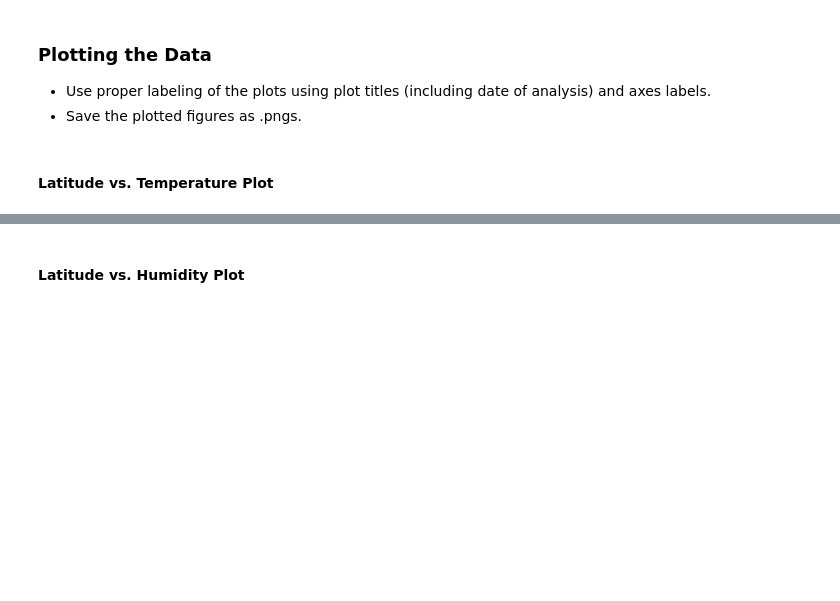
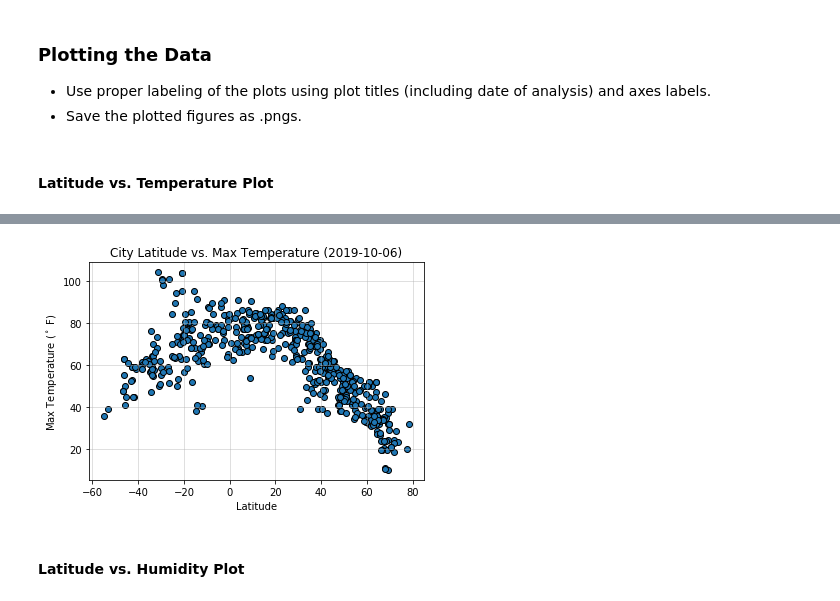
Before and after one commit to bryan-lopez/weather-pie, a Jupyter notebook: WeatherPy.ipynb, the cells around one changed output, grey strips where cells are left out. Drawn from its saved outputs; the diff is of its cells as text; code cells hidden in the pictures; blank space fills up the shorter version.

Commit message:
Generated Images; Saved to Images

```diff
--- a/WeatherPy.ipynb
+++ b/WeatherPy.ipynb
@@ -154,2 +151,17 @@ weather_df.to_csv('./cities_weather.csv', index=False)
+# %%
+imagepath = './Images/' # imagepath+title
+# %%
+lats = weather_df['Lat'].to_numpy()
+temps = weather_df['Max Temp'].to_numpy()
+plt.scatter(lats, temps, edgecolor='k')
+plt.grid(alpha=.5)
+plt.xlabel('Latitude')
+plt.ylabel('Max Temperature ($^\circ$ F)')
+plt.title('City Latitude vs. Max Temperature (2019-10-06)')
+
+plt.savefig(imagepath+'Latitude_Temp')
+plt.show()
+# %% [output]
+[figure, added]
 # %% [markdown]
 #### Latitude vs. Humidity Plot
```
Also changed, not shown: parts of 7 cells of this notebook, 4 other files.
